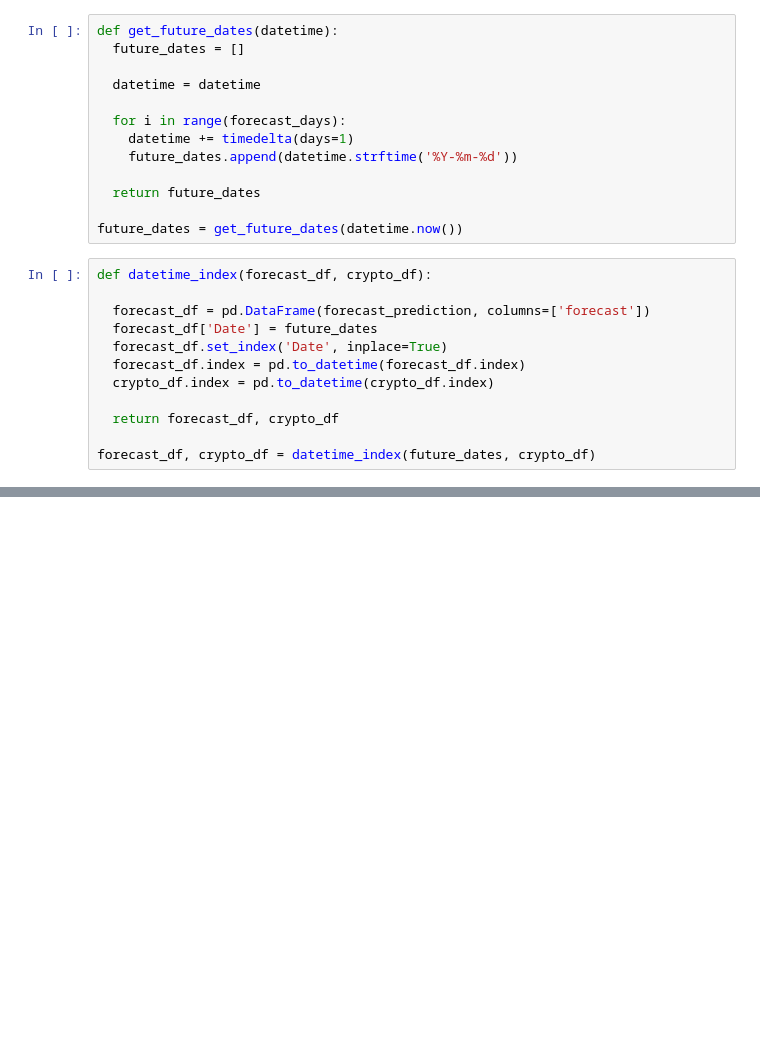
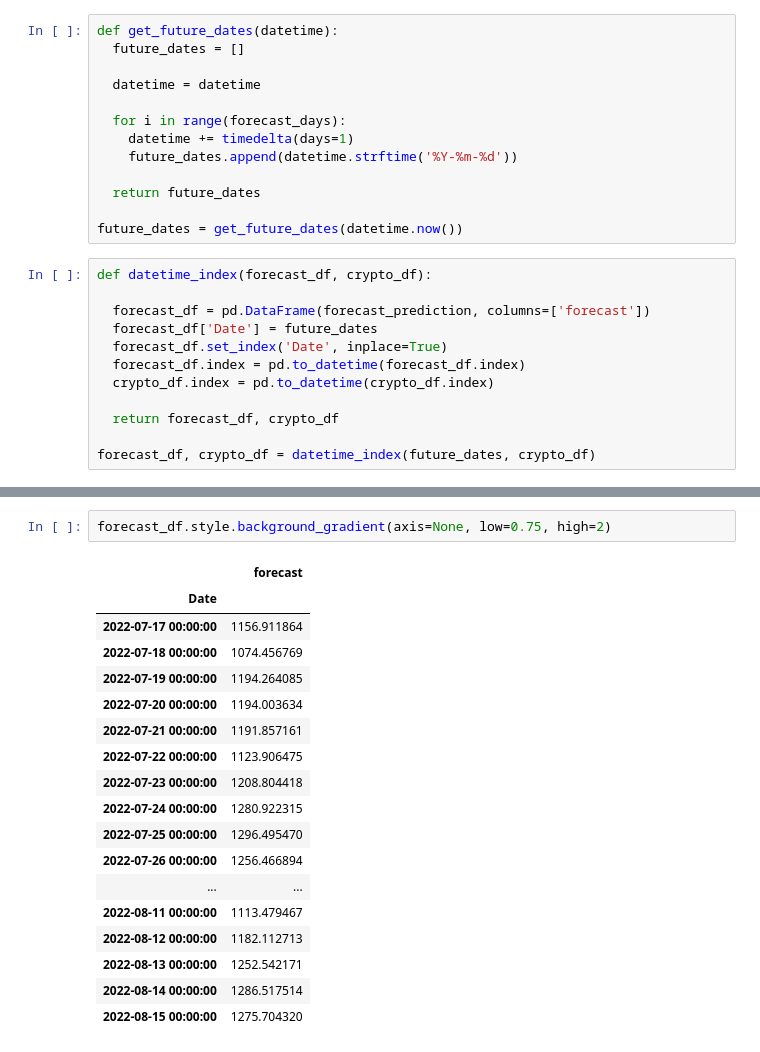
Before and after one commit to rudycav/Digital-Assets-Prediction-Model, a Jupyter notebook: Project/ Crypto_forecast_model.ipynb, the cells around one changed output, grey strips where cells are left out. Cells and saved outputs as stored; diff of their text form; blank space fills up the shorter version.

```diff
--- a/Project/ Crypto_forecast_model.ipynb
+++ b/Project/ Crypto_forecast_model.ipynb
@@ -224,0 +207,21 @@ plot_model()
+# %%
+forecast_df.style.background_gradient(axis=None, low=0.75, high=2)
+# %% [output]
+|  | forecast |
+| Date |  |
+| 2022-07-17 00:00:00 | 1156.911864 |
+| 2022-07-18 00:00:00 | 1074.456769 |
+| 2022-07-19 00:00:00 | 1194.264085 |
+| 2022-07-20 00:00:00 | 1194.003634 |
+| 2022-07-21 00:00:00 | 1191.857161 |
+| 2022-07-22 00:00:00 | 1123.906475 |
+| 2022-07-23 00:00:00 | 1208.804418 |
+| 2022-07-24 00:00:00 | 1280.922315 |
+| 2022-07-25 00:00:00 | 1296.495470 |
+| 2022-07-26 00:00:00 | 1256.466894 |
+| ... | ... |
+| 2022-08-11 00:00:00 | 1113.479467 |
+| 2022-08-12 00:00:00 | 1182.112713 |
+| 2022-08-13 00:00:00 | 1252.542171 |
+| 2022-08-14 00:00:00 | 1286.517514 |
+| 2022-08-15 00:00:00 | 1275.704320 |
```
Also changed, not shown: parts of 6 cells of this notebook.
